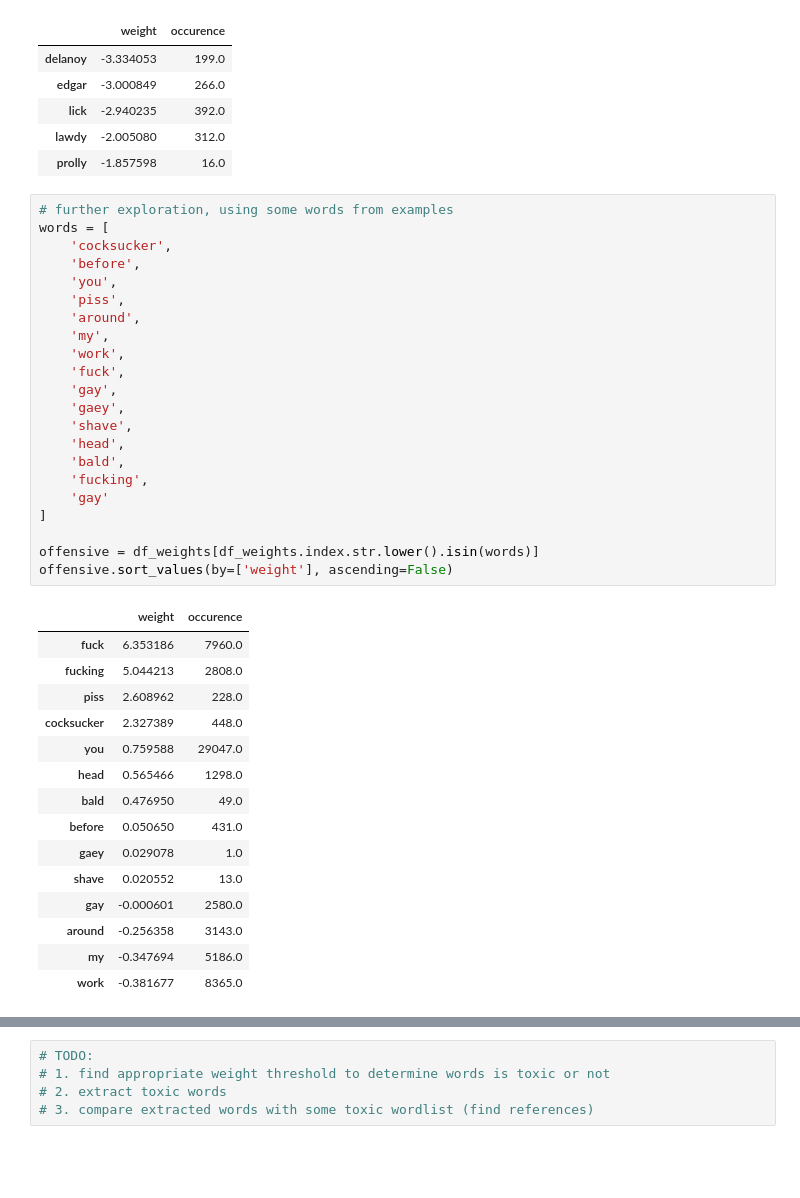
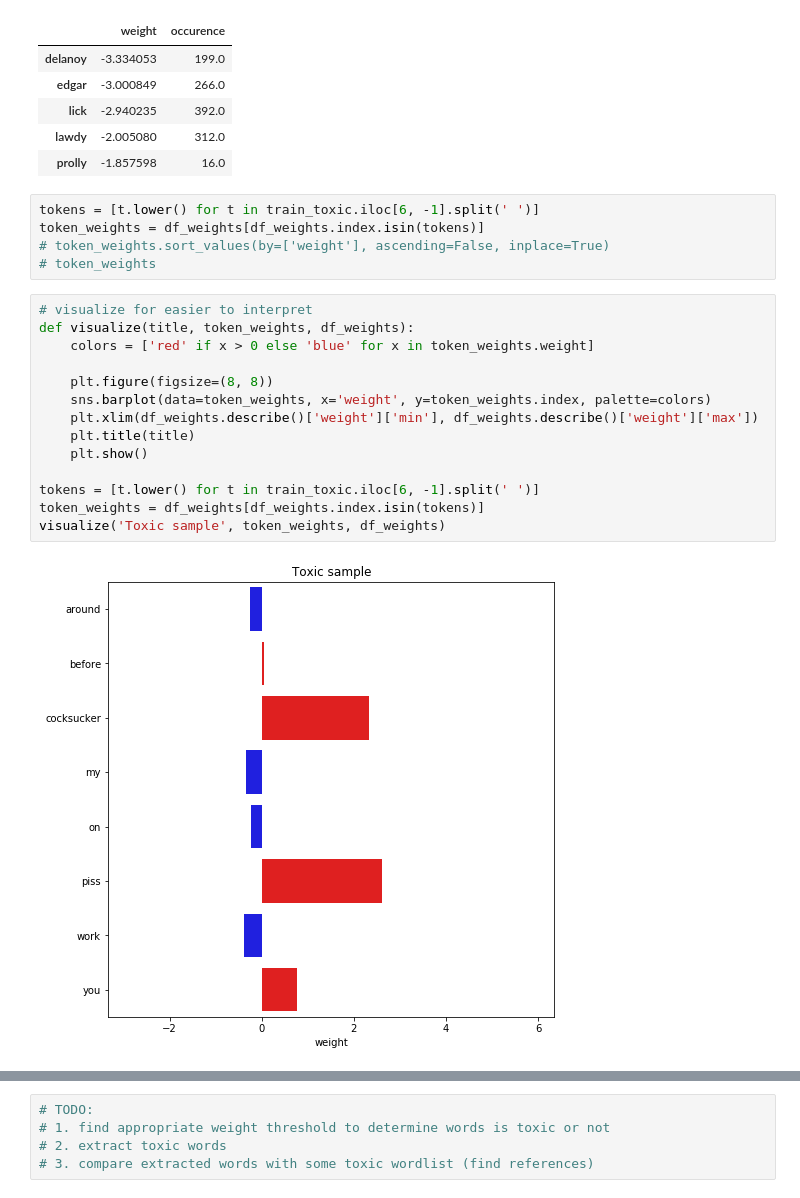
Before and after one commit to fhrzn/detoxification, a Jupyter notebook: notebooks/2.0-fhrzn-what-makes-text-toxic.ipynb, the cells around one changed output, grey strips where cells are left out. Drawn from its saved outputs; the diff is of its cells as text; blank space fills up the shorter version.

Commit message:
add visualization

```diff
--- a/notebooks/2.0-fhrzn-what-makes-text-toxic.ipynb
+++ b/notebooks/2.0-fhrzn-what-makes-text-toxic.ipynb
@@ -315,41 +320,24 @@ display(df_weights.sort_values(by=['weight']).head())
 | lick | -2.940235 | 392.0 |
 | lawdy | -2.005080 | 312.0 |
 | prolly | -1.857598 | 16.0 |
-# %%
-# further exploration, using some words from examples
-words = [
-    'cocksucker',
-    'before',
-    'you',
-    'piss',
-    'around',
-    'my',
-    'work',
-    'fuck',
-    'gay',
-    'gaey',
-    'shave',
-    'head',
-    'bald',
-    'fucking',
-    'gay'
-]
-
-offensive = df_weights[df_weights.index.str.lower().isin(words)]
-offensive.sort_values(by=['weight'], ascending=False)
-# %% [output]
-|  | weight | occurence |
-| fuck | 6.353186 | 7960.0 |
-| fucking | 5.044213 | 2808.0 |
-| piss | 2.608962 | 228.0 |
-| cocksucker | 2.327389 | 448.0 |
-| you | 0.759588 | 29047.0 |
-| head | 0.565466 | 1298.0 |
-| bald | 0.476950 | 49.0 |
-| before | 0.050650 | 431.0 |
-| gaey | 0.029078 | 1.0 |
-| shave | 0.020552 | 13.0 |
-| gay | -0.000601 | 2580.0 |
-| around | -0.256358 | 3143.0 |
-| my | -0.347694 | 5186.0 |
-| work | -0.381677 | 8365.0 |
+# %%
+tokens = [t.lower() for t in train_toxic.iloc[6, -1].split(' ')]
+token_weights = df_weights[df_weights.index.isin(tokens)]
+# token_weights.sort_values(by=['weight'], ascending=False, inplace=True)
+# token_weights
+# %%
+# visualize for easier to interpret
+def visualize(title, token_weights, df_weights):
+    colors = ['red' if x > 0 else 'blue' for x in token_weights.weight]
+
+    plt.figure(figsize=(8, 8))
+    sns.barplot(data=token_weights, x='weight', y=token_weights.index, palette=colors)
+    plt.xlim(df_weights.describe()['weight']['min'], df_weights.describe()['weight']['max'])
+    plt.title(title)
+    plt.show()
+
+tokens = [t.lower() for t in train_toxic.iloc[6, -1].split(' ')]
+token_weights = df_weights[df_weights.index.isin(tokens)]
+visualize('Toxic sample', token_weights, df_weights)
+# %% [output]
+[figure, added]
```
Also changed, not shown: parts of 4 cells of this notebook.
